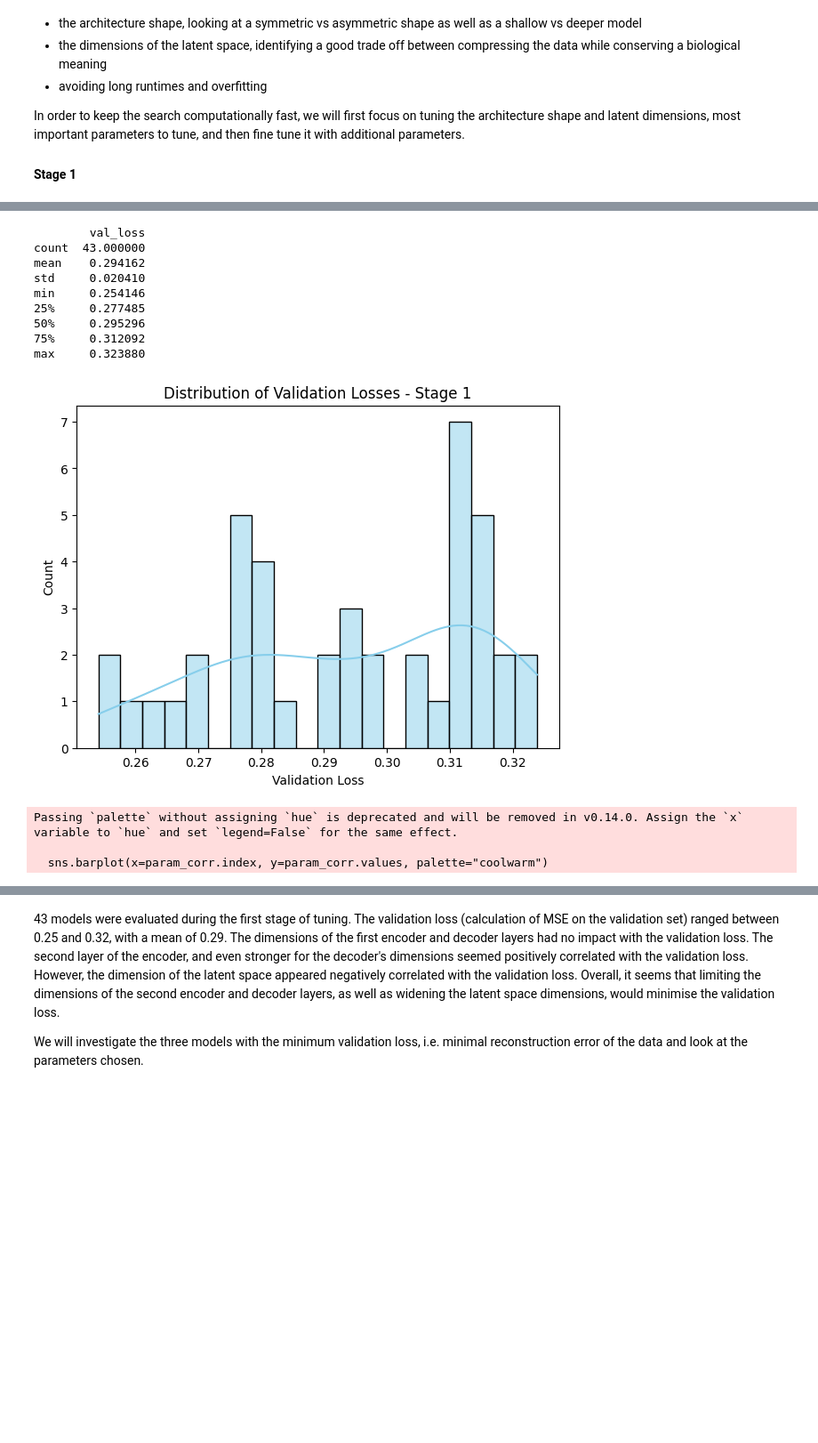
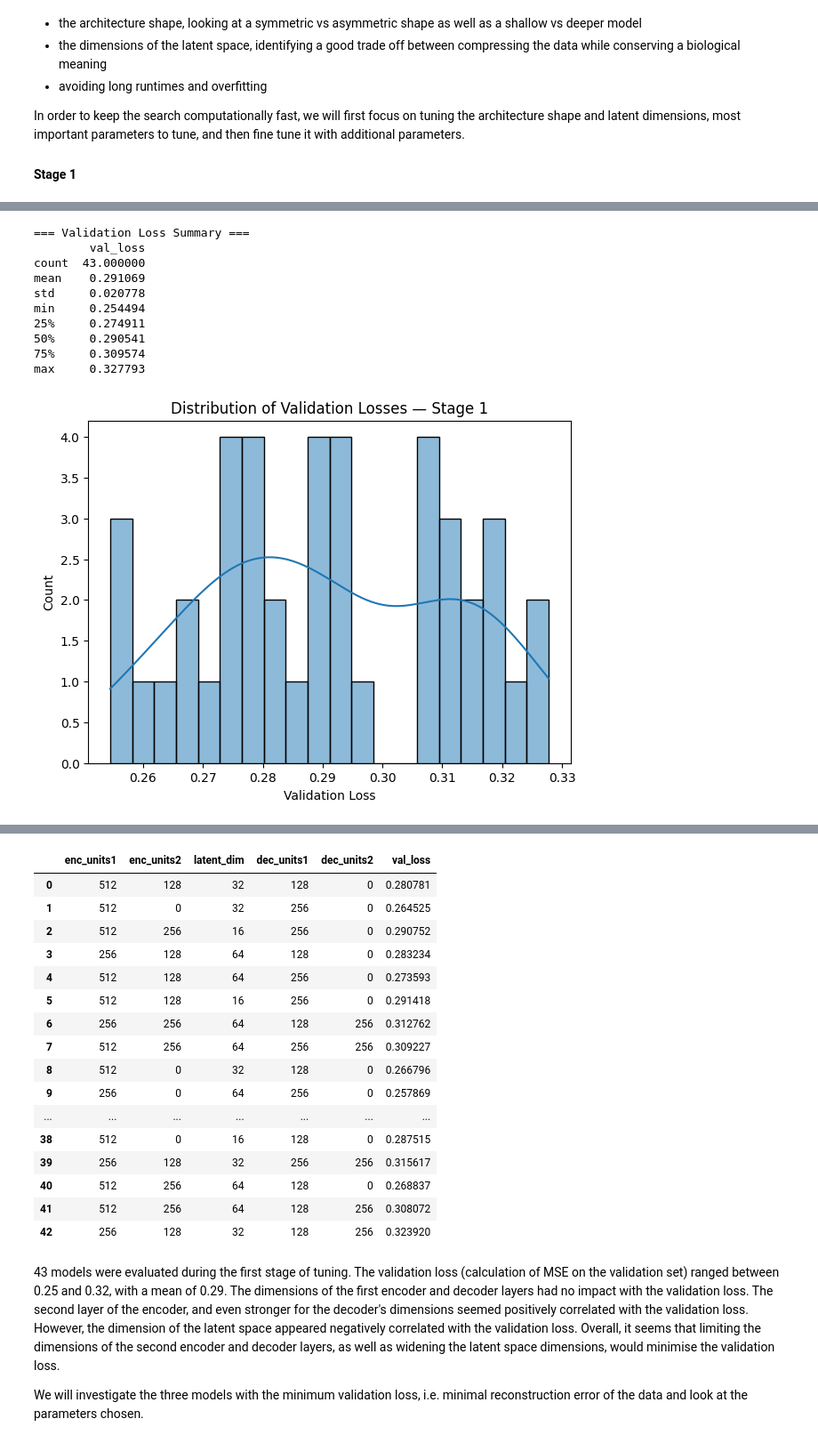
Before and after one commit to themishalka/Project-Deep-Learning, a Jupyter notebook: scripts/tuning_ae.ipynb, the cells around one changed output, grey strips where cells are left out. Shown at 89% size. Drawn from its saved outputs; the diff is of its cells as text; code cells hidden in the pictures; blank space fills up the shorter version.

```diff
--- a/scripts/tuning_ae.ipynb
+++ b/scripts/tuning_ae.ipynb
@@ -49,8 +49,8 @@ For our baseline run, we will choose a simple symmetric autoencoder (i.e. identi
 
 The callbacks parameters (early stopping and reduce on plateau) have been fixed and won't be tuned. We will only focus on the most determining parameters as to optimise the tuning and control the computational load as much as possible.
 # %%
-# update default tuning_ae.py parameters for baseline run
-tuning_ae.params.update({
+# update default model_ae.py parameters for baseline run
+model_ae.params.update({
     "enc_units1": 512,
     "enc_units2": 128,
     "enc_units3":0
@@ -59,14 +59,14 @@ tuning_ae.params.update({
 # baseline run
 
 # load data
-X_train, X_test, y_train, y_test = tuning_ae.load_data()
+X_train, X_test, y_train, y_test = model_ae.load_data()
 
 # build model using updated parameters
-model = tuning_ae.build_ae(X_train, tuning_ae.params)
+model = model_ae.build_ae(X_train, model_ae.params)
 
 # train model
-history = tuning_ae.train_ae(model, X_train, tuning_ae.params)
+history = model_ae.train_ae(model, X_train, model_ae.params)
 
 # evaluate
-tuning_ae.evaluate_ae(model, X_test)
+model_ae.evaluate_ae(model, X_test)
 # %% [output]
@@ -97,22 +97,22 @@ search_space1 = {
 # first search
 
 #generate parameter combinations and sample 60%
-sampled_combinations1 = sample_combinations(search_space1)
+sampled_combinations1 = utils.sample_combinations(search_space1)
 print(len(sampled_combinations1))
 
 #run each sampled combination and save results
 results_stage1 = []
 
 for params in sampled_combinations1:
-    tuning_ae.params.update(params)
+    model_ae.params.update(params)
 
-    model = tuning_ae.build_ae(X_train, tuning_ae.params)
-    history = tuning_ae.train_ae(model, X_train, tuning_ae.params)
-    val_loss = tuning_ae.evaluate_ae(model, X_test)
+    model = model_ae.build_ae(X_train, model_ae.params)
+    history = model_ae.train_ae(model, X_train, model_ae.params)
+    val_loss = model_ae.evaluate_ae(model, X_test)
 
     # save run outcome
     results_stage1.append({
-        "params": tuning_ae.params.copy(),
+        "params": model_ae.params.copy(),
         "val_loss": float(val_loss),
         "model": model   # keep object in memory
     })
@@ -133,17 +137,15 @@ Test reconstruction loss: 0.3236
 # %%
 # exploring the tuning results from stage 1
-explore_tuning(search_space1, results_stage1)
+utils.explore_tuning(search_space1, results_stage1)
 # %% [output]
+=== Validation Loss Summary ===
         val_loss
 count  43.000000
-mean    0.294162
-std     0.020410
-min     0.254146
-25%     0.277485
-50%     0.295296
-75%     0.312092
-max     0.323880
+mean    0.291069
+std     0.020778
+min     0.254494
+25%     0.274911
+50%     0.290541
+75%     0.309574
+max     0.327793
-[figure, old version]
+[figure, new version]
-Passing `palette` without assigning `hue` is deprecated and will be removed in v0.14.0. Assign the `x` variable to `hue` and set `legend=False` for the same effect.
-
-  sns.barplot(x=param_corr.index, y=param_corr.values, palette="coolwarm")
@@ -151,3 +153,20 @@ Passing `palette` without assigning `hue` is deprecated and will be removed in v
+|  | enc_units1 | enc_units2 | latent_dim | dec_units1 | dec_units2 | val_loss |
+| 0 | 512 | 128 | 32 | 128 | 0 | 0.280781 |
+| 1 | 512 | 0 | 32 | 256 | 0 | 0.264525 |
+| 2 | 512 | 256 | 16 | 256 | 0 | 0.290752 |
+| 3 | 256 | 128 | 64 | 128 | 0 | 0.283234 |
+| 4 | 512 | 128 | 64 | 256 | 0 | 0.273593 |
+| 5 | 512 | 128 | 16 | 256 | 0 | 0.291418 |
+| 6 | 256 | 256 | 64 | 128 | 256 | 0.312762 |
+| 7 | 512 | 256 | 64 | 256 | 256 | 0.309227 |
+| 8 | 512 | 0 | 32 | 128 | 0 | 0.266796 |
+| 9 | 256 | 0 | 64 | 256 | 0 | 0.257869 |
+| ... | ... | ... | ... | ... | ... | ... |
+| 38 | 512 | 0 | 16 | 128 | 0 | 0.287515 |
+| 39 | 256 | 128 | 32 | 256 | 256 | 0.315617 |
+| 40 | 512 | 256 | 64 | 128 | 0 | 0.268837 |
+| 41 | 512 | 256 | 64 | 128 | 256 | 0.308072 |
+| 42 | 256 | 128 | 32 | 128 | 256 | 0.323920 |
 # %% [markdown]
 43 models were evaluated during the first stage of tuning. The validation loss (calculation of MSE on the validation set) ranged between 0.25 and 0.32, with a mean of 0.29. The dimensions of the first encoder and decoder layers had no impact with the validation loss. The second layer of the encoder, and even stronger for the decoder's dimensions seemed positively correlated with the validation loss. However, the dimension of the latent space appeared negatively correlated with the validation loss. Overall, it seems that limiting the dimensions of the second encoder and decoder layers, as well as widening the latent space dimensions, would minimise the validation loss.
 
```
Also changed, not shown: parts of 16 cells of this notebook, 1 other file.
